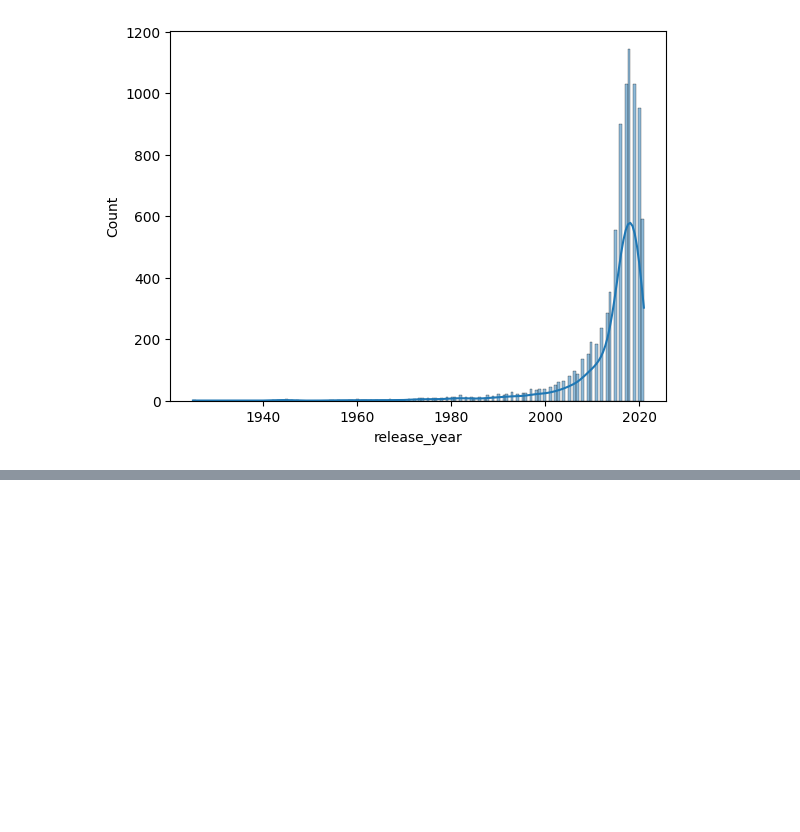
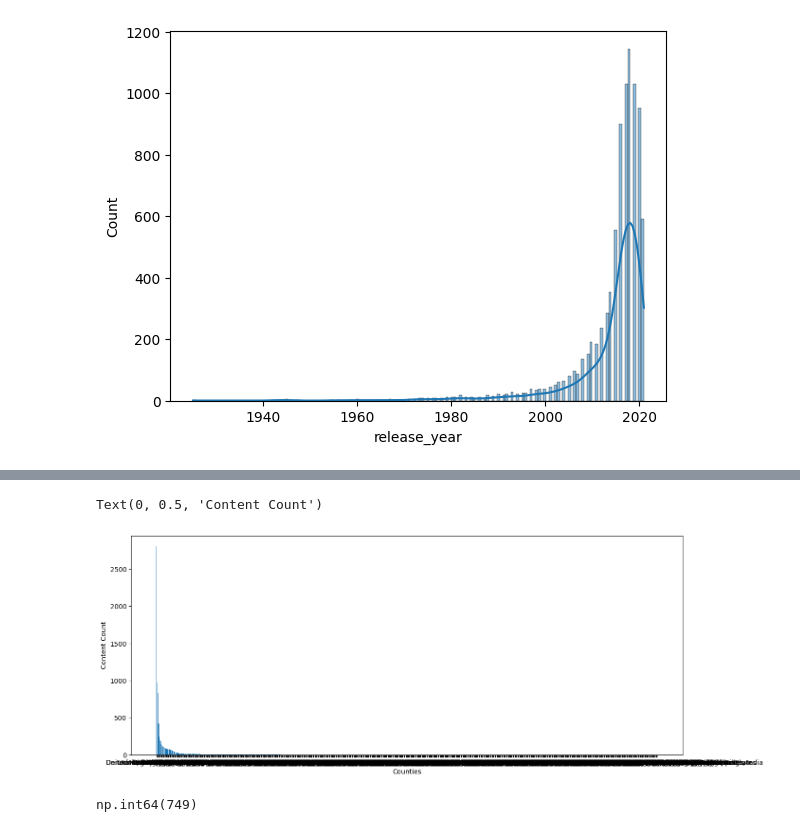
Before and after one commit to eThird/netflix_contetn_data_analysis, a Jupyter notebook: Notebooks/netflix_analysis.ipynb, the cells around one changed output, grey strips where cells are left out. Saved outputs shown, nothing was run; the diff lists cells and outputs as text; code cells hidden in the pictures; blank space fills up the shorter version.

```diff
--- a/Notebooks/netflix_analysis.ipynb
+++ b/Notebooks/netflix_analysis.ipynb
@@ -175,0 +197,19 @@ np.int64(2021)
+# %%
+#Which countries produce the most content on the platform?
+
+
+
+countries=df['country'].value_counts()
+x=countries.index
+y=countries.values
+plt.figure(figsize=(15,6))
+plt.bar(x,y)
+plt.xlabel('Counties')
+plt.ylabel('Content Count')
+# %% [output]
+Text(0, 0.5, 'Content Count')
+[figure, added]
+# %%
+countries.count()
+# %% [output]
+np.int64(749)
```
Also changed, not shown: parts of 4 cells of this notebook.
